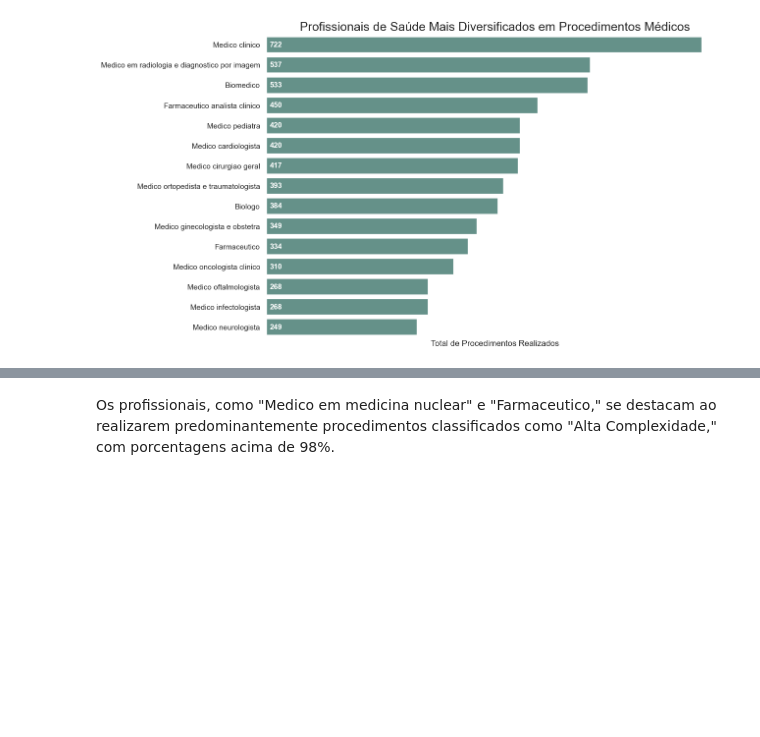
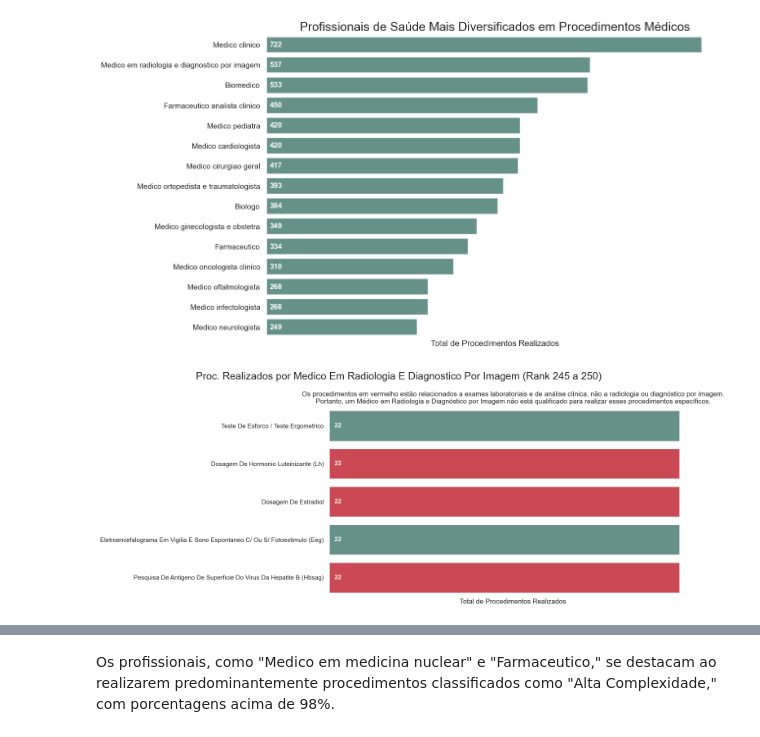
Before and after one commit to Vinicius-Luiz/etl_data_analisys_sia_python, a Jupyter notebook: 004_Data_Analysis.ipynb, the cells around one changed output, grey strips where cells are left out. Saved outputs shown, nothing was run; the diff lists cells and outputs as text; code cells hidden in the pictures; blank space fills up the shorter version.

```diff
--- a/004_Data_Analysis.ipynb
+++ b/004_Data_Analysis.ipynb
@@ -167,0 +191,45 @@ plt.show()
+# %%
+def plot_bar_111(pa_cbocod: int, rank_min: int = 1, rank_max: int = 5, max_results: int = 5,
+                 export: bool = False, index_color_highlight: list = [],
+                 title: str = ''):
+    '''pa_cbocod: Código do profissional de saúde
+       rank_min: Rank mínimo do procedimento
+       rank_max: Rank máximo do procedimento
+       max_results: Quantidade máxima de resultados
+       export: Exportar o resultado para um arquivo CSV
+       index_color_highlight: Índice do resultado a ser destacado na cor vermelha'''
+
+    df_111 = spark.sql(SQL_111.format(pa_cbocod, rank_min, rank_max, max_results)).toPandas()
+    df_111['DS_PA_PROC_ID'] = df_111['DS_PA_PROC_ID'].str.title()
+
+    df_111.to_csv(f'{pa_cbocod}_{rank_min}_{rank_max}.csv', index=False) if export else None
+
+    ds_pa_cbocod = df_111['DS_PA_CBOCOD'].unique()[0]
+
+    plt.figure(figsize=(15, 6))
+    sns.set_style("whitegrid", {'axes.spines.bottom': False, 'axes.spines.left': False, 'axes.spines.right': False, 'axes.spines.top': False})
+
+    plt.suptitle(f"Proc. Realizados por {ds_pa_cbocod.title()} (Rank {rank_min} a {rank_max})", fontsize=18)
+    plt.title(title, fontsize=12)
+
+    colors = ['#5d998d' if i not in index_color_highlight else '#e13342' for i in range(len(df_111))]
+    ax = sns.barplot(x="QTD_PROC", y="DS_PA_PROC_ID",
+                     data=df_111, palette=colors)
+    ax.set(xticks=[])
+
+    for p in ax.patches:
+        width = p.get_width()
+        plt.text(0, p.get_y() + p.get_height() / 2, f'   {int(width)}',
+                ha="left", va="center", fontsize=11, fontweight="bold", color="white")
+
+
+    plt.xlabel("Total de Procedimentos Realizados")
+    plt.ylabel("")
+
+    plt.tight_layout()
+    plt.show()
+# %%
+plot_bar_111(pa_cbocod = 225320, rank_min = 245, rank_max = 250, max_results=5, index_color_highlight=[1, 2, 4],
+             title='Os procedimentos em vermelho estão relacionados a exames laboratoriais e de análise clínica, não a radiologia ou diagnóstico por imagem.\nPortanto, um Médico em Radiologia e Diagnóstico por Imagem não está qualificado para realizar esses procedimentos específicos.')
+# %% [output]
+[figure, added]
```
Also changed, not shown: parts of 10 cells of this notebook.
